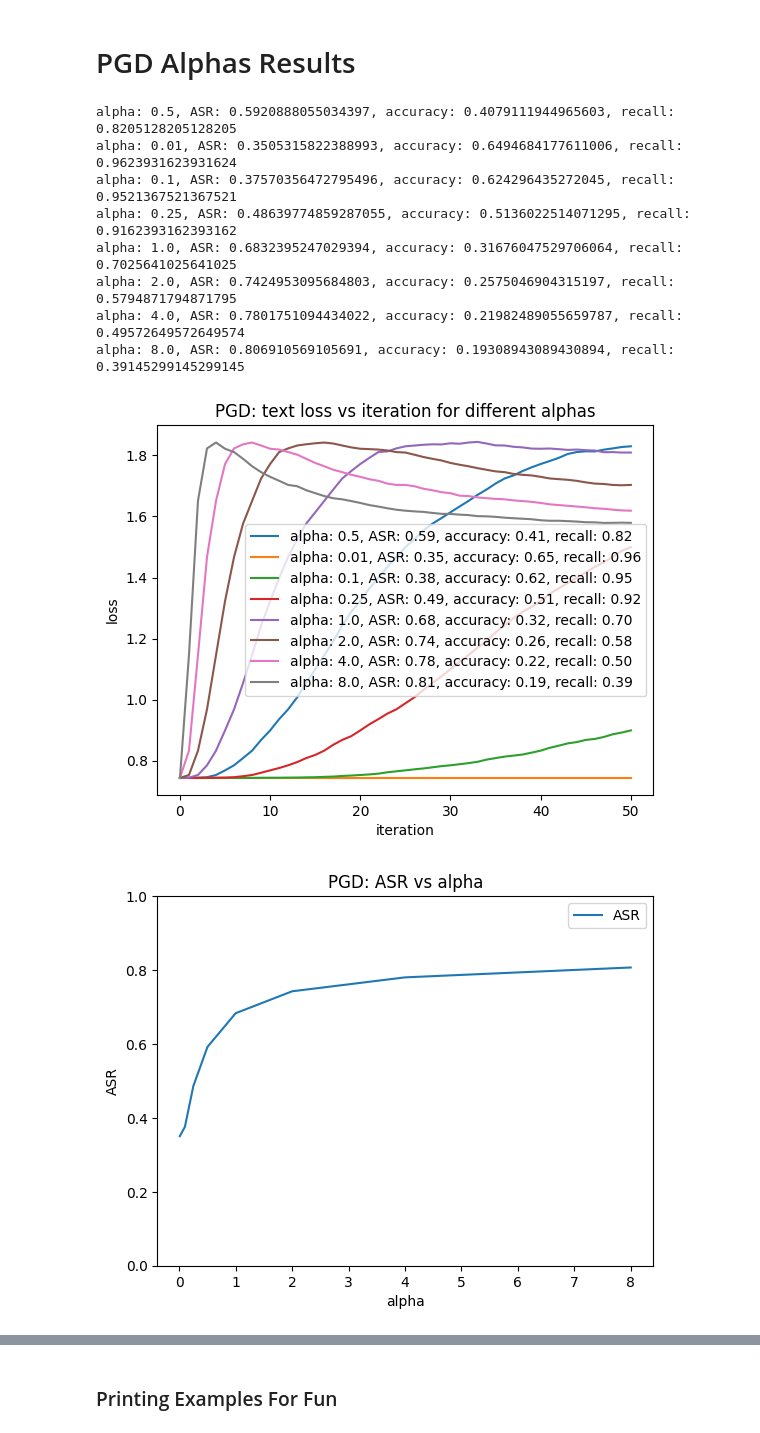
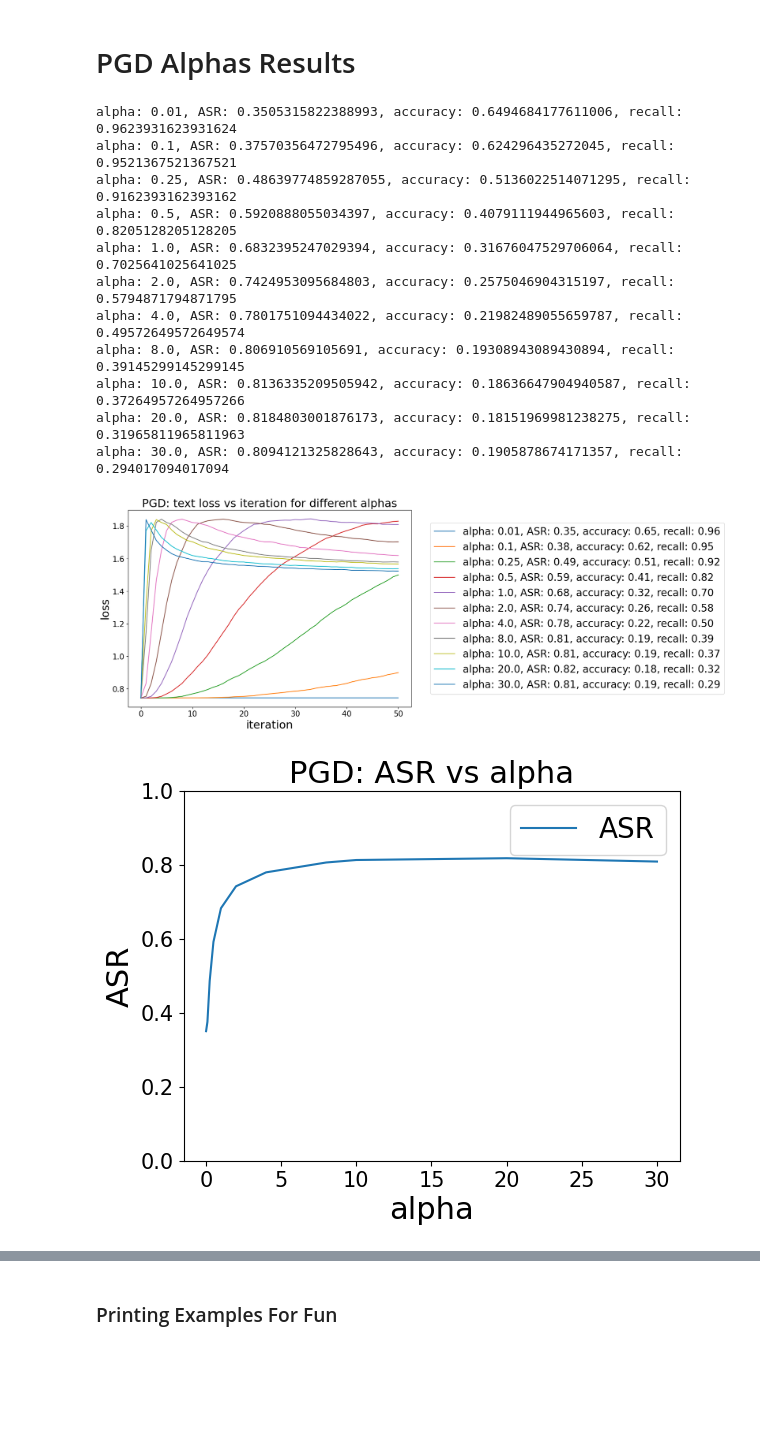
Before and after one commit to xOmer12/adv_attacks_text_classification, a Jupyter notebook: visualizations.ipynb, the cells around one changed output, grey strips where cells are left out. Cells and saved outputs as stored; diff of their text form; code cells hidden in the pictures; blank space fills up the shorter version.

```diff
--- a/visualizations.ipynb
+++ b/visualizations.ipynb
@@ -14,7 +31,7 @@ thresh = 0.5
 FGSM_results = []
 FGSM_results_files = []
 for result_file in result_files:
-    if 'FGSM' in result_file:
+    if 'FGSM' in result_file and 'bert-base-uncased' in result_file:
         with open(results_path + result_file, 'rb') as f:
             FGSM_results.append(pickle.load(f))
             FGSM_results_files.append(result_file)
@@ -22,6 +39,7 @@ for result_file in result_files:
 ![image.png](attachment:image.png)
 # %%
 alpha_ablation_dict = {}
+best_FGSM_ASR = 0 # best ASR for FGSM
 for result, result_file in zip(FGSM_results, FGSM_results_files):
     alpha = float(result_file.split('_')[4])
     result_raw_metrics = [result[r] for r in result]
@@ -34,7 +52,10 @@ for result, result_file in zip(FGSM_results, FGSM_results_files):
     accuracy = accuracy_score(true_labels, predicted_labels)
     recall = recall_score(true_labels, predicted_labels)
     alpha_ablation_dict[alpha] = {'ASR': ASR, 'accuracy': accuracy, 'recall': recall}
-    # print(f'alpha: {alpha}, ASR: {ASR}, accuracy: {accuracy}')
+
+    if ASR > best_FGSM_ASR:
+        best_FGSM_ASR = ASR
+    print(f'alpha: {alpha}, ASR: {ASR}, accuracy: {accuracy}, recall: {recall}')
 
 
 alpha_ablation_dict = dict(sorted(alpha_ablation_dict.items()))
@@ -75,0 +107,9 @@ plt.show()
+# %%
+# load pickled results
+FGSM_results = []
+FGSM_results_files = []
+for result_file in result_files:
+    if 'FGSM' in result_file and 'ModernBERT-base' in result_file:
+        with open(results_path + result_file, 'rb') as f:
+            FGSM_results.append(pickle.load(f))
+            FGSM_results_files.append(result_file)
@@ -79,14 +183,25 @@ plt.show()
 # load pickled results
 PGD_results = []
 PGD_results_files = []
+alphas = []
 for result_file in result_files:
     # for now, to filter other proceeding experiments from here
-    if 'PGD' in result_file and len(result_file.split('_')) == 6:
+    if 'PGD' in result_file and len(result_file.split('_')) == 6 and 'bert-base-uncased' in result_file:
         with open(results_path + result_file, 'rb') as f:
             PGD_results.append(pickle.load(f))
             PGD_results_files.append(result_file)
+            alpha = float(result_file.split('_')[4])
+            alphas.append(alpha)
+
+# sort results and files by alphas in ascending order
+PGD_results = [result for _, result in sorted(zip(alphas, PGD_results))]
+PGD_results_files = [result_file for _, result_file in sorted(zip(alphas, PGD_results_files))]
+alphas = sorted(alphas)
 # %%
 alpha_ablation_dict = {}
+best_PGD_wo_emb_proj_ASR = 0
+# make the plot long horizontally
+plt.figure(figsize=(10, 7))
 for result, result_file in zip(PGD_results, PGD_results_files):
     alpha = float(result_file.split('_')[4])
     result_raw_metrics = [result[r] for r in result]
@@ -99,6 +214,9 @@ for result, result_file in zip(PGD_results, PGD_results_files):
     accuracy = accuracy_score(true_labels, predicted_labels)
     recall = recall_score(true_labels, predicted_labels)
     alpha_ablation_dict[alpha] = {'ASR': ASR, 'accuracy': accuracy, 'recall': recall}
+
+    if ASR > best_PGD_wo_emb_proj_ASR:
+        best_PGD_wo_emb_proj_ASR = ASR
 
     print(f'alpha: {alpha}, ASR: {ASR}, accuracy: {accuracy}, recall: {recall}')
 
@@ -114,7 +232,8 @@ PGD_best_results = PGD_results[-1]
 plt.xlabel('iteration')
 plt.ylabel('loss')
 plt.title('PGD: text loss vs iteration for different alphas')
-plt.legend()
+# put legend outside of plot on the right
+plt.legend(loc='center left', bbox_to_anchor=(1.05, 0.5))
 plt.show()
 
 alpha_ablation_dict = dict(sorted(alpha_ablation_dict.items()))
@@ -130,33 +249,36 @@ plt.ylabel('ASR')
 plt.ylim(0, 1)
 plt.title('PGD: ASR vs alpha')
 plt.legend()
 plt.show()
 
 # plot accuracy
 plt.plot(alphas, accuracies, label='accuracy')
 plt.xlabel('alpha')
 plt.ylabel('accuracy')
 plt.ylim(0, 1)
 plt.title('PGD: accuracy vs alpha')
 plt.legend()
 plt.show()
 
 # plot recall
 plt.plot(alphas, recalls, label='recall')
 plt.xlabel('alpha')
 plt.ylabel('recall')
 plt.ylim(0, 1)
 plt.title('PGD: recall vs alpha')
 plt.legend()
 plt.show()
 # %% [output]
-alpha: 0.5, ASR: 0.5920888055034397, accuracy: 0.4079111944965603, recall: 0.8205128205128205
 alpha: 0.01, ASR: 0.3505315822388993, accuracy: 0.6494684177611006, recall: 0.9623931623931624
 alpha: 0.1, ASR: 0.37570356472795496, accuracy: 0.624296435272045, recall: 0.9521367521367521
 alpha: 0.25, ASR: 0.48639774859287055, accuracy: 0.5136022514071295, recall: 0.9162393162393162
+alpha: 0.5, ASR: 0.5920888055034397, accuracy: 0.4079111944965603, recall: 0.8205128205128205
 alpha: 1.0, ASR: 0.6832395247029394, accuracy: 0.31676047529706064, recall: 0.7025641025641025
 alpha: 2.0, ASR: 0.7424953095684803, accuracy: 0.2575046904315197, recall: 0.5794871794871795
 alpha: 4.0, ASR: 0.7801751094434022, accuracy: 0.21982489055659787, recall: 0.49572649572649574
 alpha: 8.0, ASR: 0.806910569105691, accuracy: 0.19308943089430894, recall: 0.39145299145299145
+alpha: 10.0, ASR: 0.8136335209505942, accuracy: 0.18636647904940587, recall: 0.37264957264957266
+alpha: 20.0, ASR: 0.8184803001876173, accuracy: 0.18151969981238275, recall: 0.31965811965811963
+alpha: 30.0, ASR: 0.8094121325828643, accuracy: 0.1905878674171357, recall: 0.294017094017094
-[figure, old version]
+[figure, new version]
-[figure, old version]
+[figure, new version]
```
Also changed, not shown: parts of 26 cells of this notebook, 5 other files.
